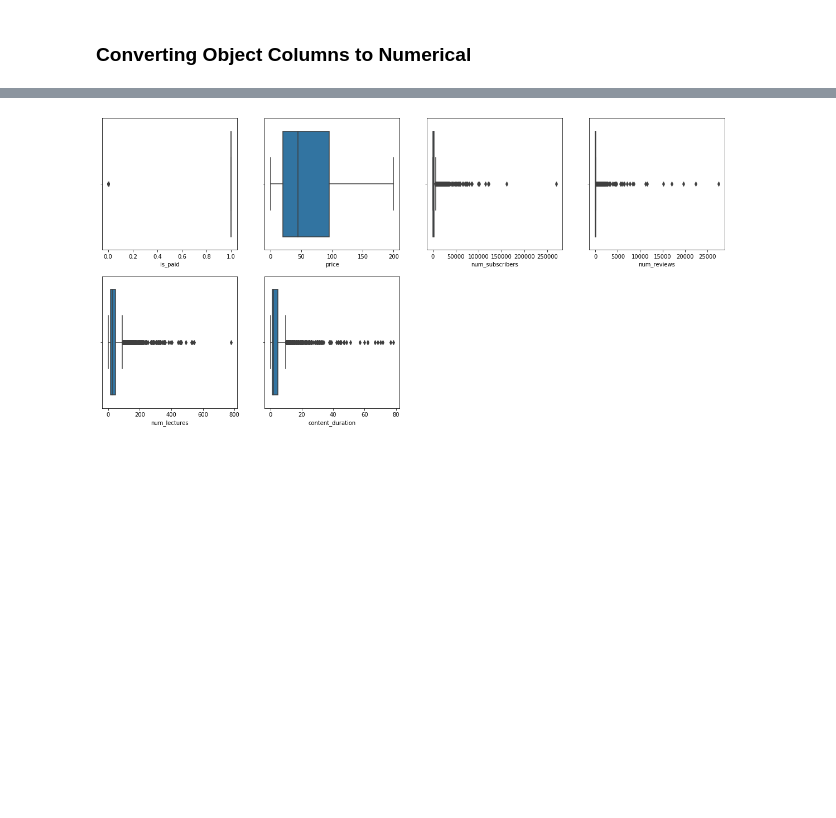
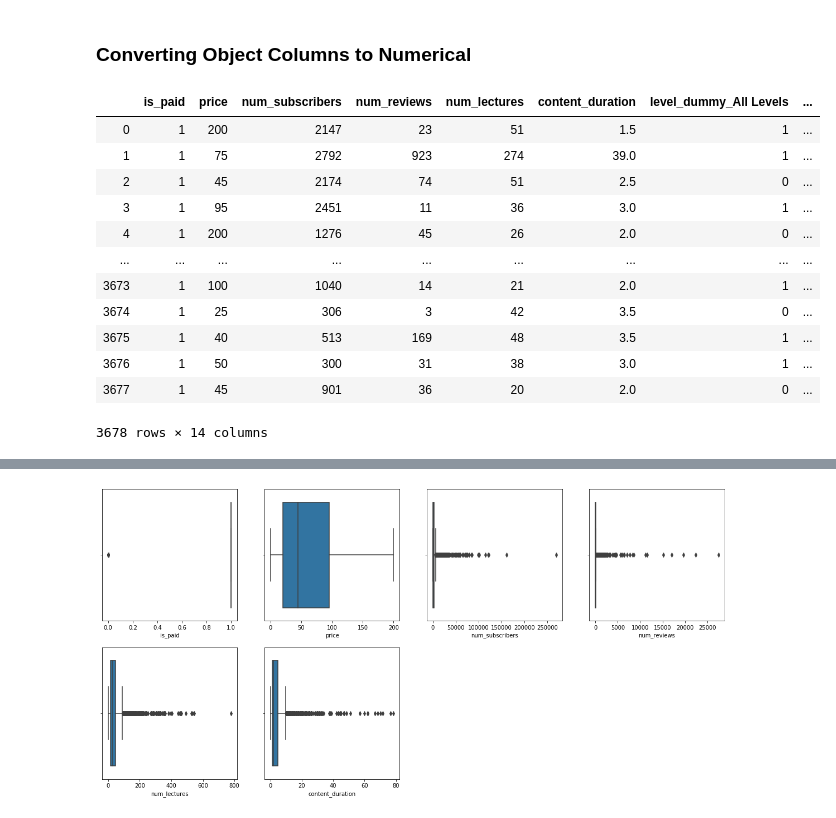
Before and after one commit to eelior/introduction-to-data-science-final-project, a Jupyter notebook: How to Win Udemy.ipynb, the cells around one changed output, grey strips where cells are left out. Saved outputs shown, nothing was run; the diff lists cells and outputs as text; code cells hidden in the pictures; blank space fills up the shorter version.

```diff
--- a/How to Win Udemy.ipynb
+++ b/How to Win Udemy.ipynb
@@ -280,9 +296,22 @@ data.drop(['course_id','course_title','url'], axis=1, inplace=True)
 # %% [markdown]
 ### Converting Object Columns to Numerical
 # %%
-gender_dummies = pd.get_dummies(data['Gender'])
-geo_dummies = pd.get_dummies(data['Geography'], prefix = "Geo_dummy")
-data = pd.concat([data, geo_dummies, gender_dummies], axis = 1)
-data.drop(['Geography', 'Gender', 'Female'],axis = 1, inplace=True)
-data.rename(columns={'Male': 'Gender'}, inplace=True)
+level_dummies = pd.get_dummies(data['level'], prefix = "level_dummy")
+subject_dummies = pd.get_dummies(data['subject'], prefix = "subject_dummy")
+data = pd.concat([data, level_dummies, subject_dummies], axis = 1)
+data.drop(['level', 'subject'],axis = 1, inplace=True)
 data
+# %% [output]
+|  | is_paid | price | num_subscribers | num_reviews | num_lectures | content_duration | level_dummy_All Levels | ... |
+| 0 | 1 | 200 | 2147 | 23 | 51 | 1.5 | 1 | ... |
+| 1 | 1 | 75 | 2792 | 923 | 274 | 39.0 | 1 | ... |
+| 2 | 1 | 45 | 2174 | 74 | 51 | 2.5 | 0 | ... |
+| 3 | 1 | 95 | 2451 | 11 | 36 | 3.0 | 1 | ... |
+| 4 | 1 | 200 | 1276 | 45 | 26 | 2.0 | 0 | ... |
+| ... | ... | ... | ... | ... | ... | ... | ... | ... |
+| 3673 | 1 | 100 | 1040 | 14 | 21 | 2.0 | 1 | ... |
+| 3674 | 1 | 25 | 306 | 3 | 42 | 3.5 | 0 | ... |
+| 3675 | 1 | 40 | 513 | 169 | 48 | 3.5 | 1 | ... |
+| 3676 | 1 | 50 | 300 | 31 | 38 | 3.0 | 1 | ... |
+| 3677 | 1 | 45 | 901 | 36 | 20 | 2.0 | 0 | ... |
+3678 rows × 14 columns
```
Also changed, not shown: parts of 6 cells of this notebook.
